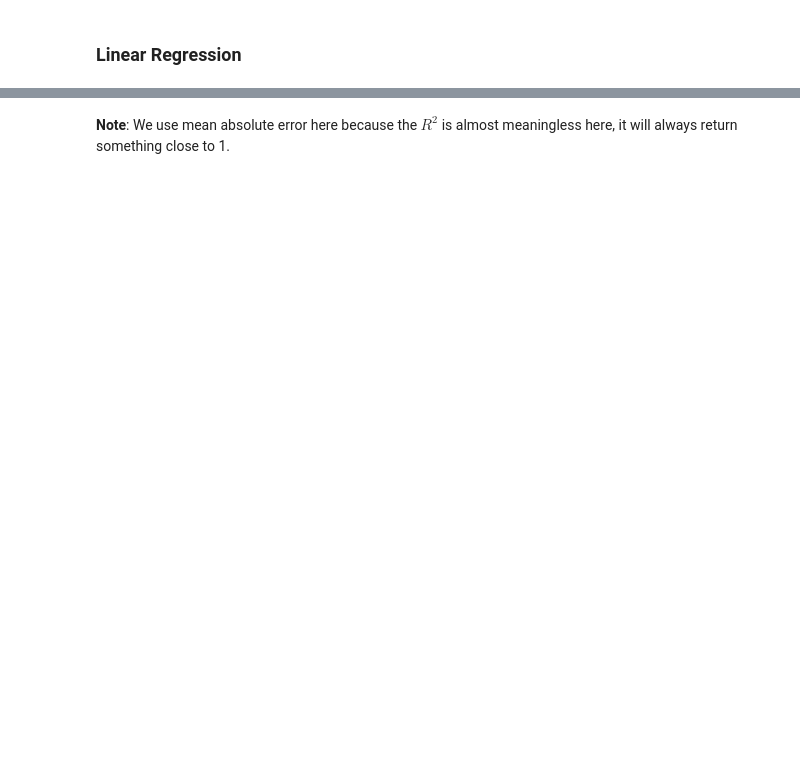
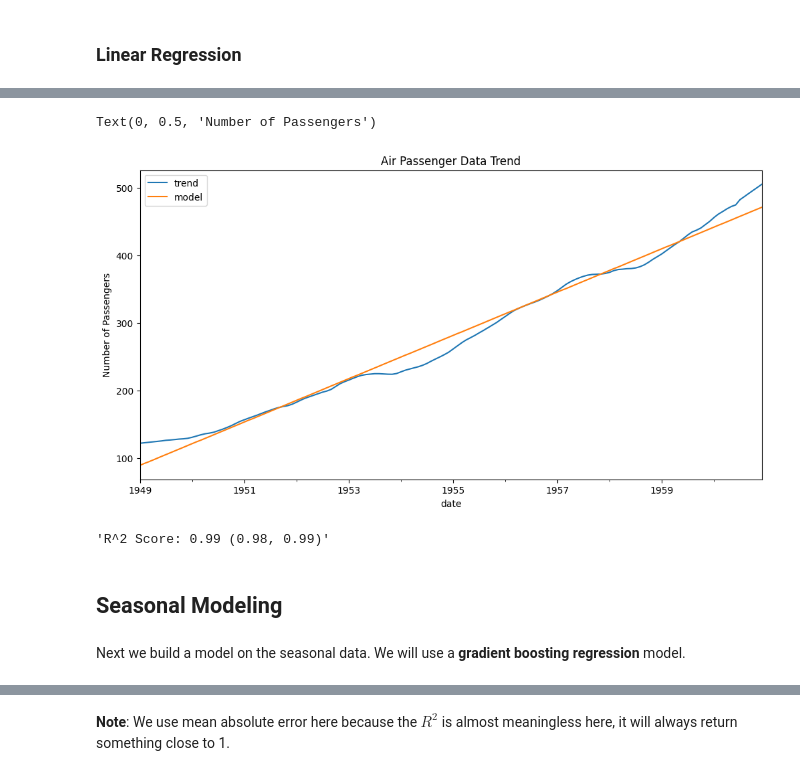
Before and after one commit to lutzhamel/CSC310, a Jupyter notebook: notes/23d-time-series-modeling.ipynb, the cells around one changed output, grey strips where cells are left out. Cells and saved outputs as stored; diff of their text form; code cells hidden in the pictures; blank space fills up the shorter version.

```diff
--- a/notes/23d-time-series-modeling.ipynb
+++ b/notes/23d-time-series-modeling.ipynb
@@ -88,7 +122,0 @@ model_data
-# %%
-X = model_data[['days']]
-y = model_data['trend']
-
-
-# Fit a linear regression model
-model = LinearRegression().fit(X, y)
@@ -176,3 +122,0 @@ model_data3
-# %%
-X = model_data3[['days']]
-y = model_data3['passengers']
@@ -194,0 +123,3 @@ mean_absolute_error(y,gbr_model.predict(X))
+# %%
+y = air_trend
+y
@@ -194,0 +140,22 @@ mean_absolute_error(y,gbr_model.predict(X))
+# %%
+
+# Fit a linear regression model
+linear_model = LinearRegression().fit(X[['timedelta']], y)
+# %%
+# visualize the fit
+pd.DataFrame({'trend':air_trend,
+              'model':linear_model.predict(X[['timedelta']])})\
+         .plot(figsize=(12,6), title='Air Passenger Data Trend', legend=True)\
+         .set_ylabel('Number of Passengers')
+# %% [output]
+Text(0, 0.5, 'Number of Passengers')
+[figure, added]
+# %%
+# compute the R^2 score
+dsutils.rs_score(linear_model, X[['timedelta']], y, as_string=True)
+# %% [output]
+'R^2 Score: 0.99 (0.98, 0.99)'
+# %% [markdown]
+## Seasonal Modeling
+# %% [markdown]
+Next we build a model on the seasonal data.  We will use a **gradient boosting regression** model.
```
Also changed, not shown: parts of 50 cells of this notebook.
